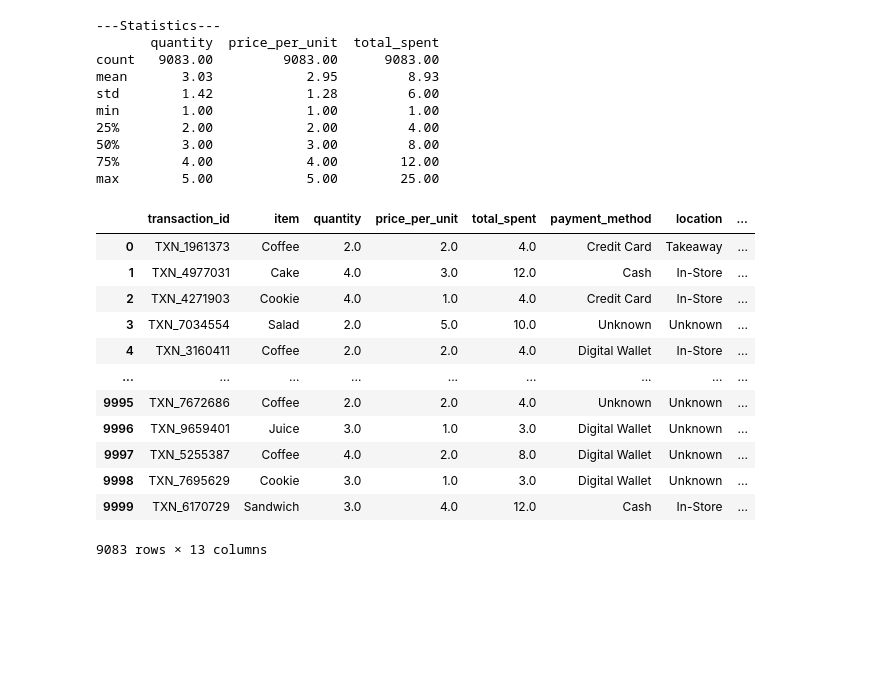
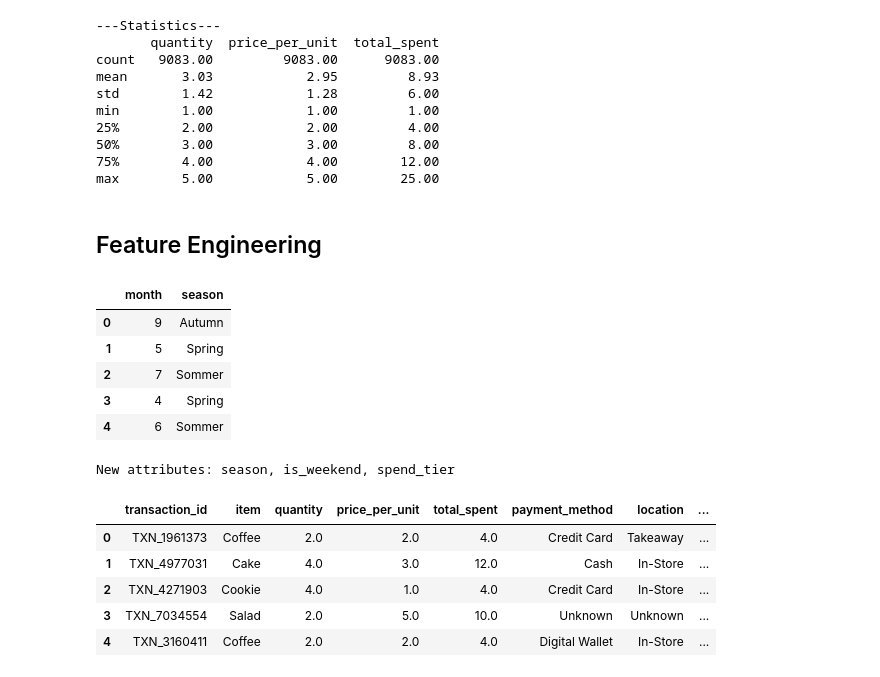
Before and after one commit to Olga-Lyt/Analysis_Cafe_Sales, a Jupyter notebook: EDA_cafe_sales.ipynb, the cells around one changed output. Cells and saved outputs as stored; diff of their text form; code cells hidden in the pictures; blank space fills up the shorter version.

```diff
--- a/EDA_cafe_sales.ipynb
+++ b/EDA_cafe_sales.ipynb
@@ -601,19 +601,47 @@ min        1.00            1.00         1.00
 50%        3.00            3.00         8.00
 75%        4.00            4.00        12.00
 max        5.00            5.00        25.00
+# %% [markdown]
+## Feature Engineering
+# %%
+# Досліджуємо сезонність
+season_map = {
+    12: 'Winter', 1: 'Winter', 2: 'Winter',
+    3: 'Spring', 4: 'Spring', 5: 'Spring',
+    6: 'Sommer', 7: 'Sommer', 8: 'Sommer',
+    9: 'Autumn', 10: 'Autumn', 11: 'Autumn'
+}
+df['season'] = df['month'].map(season_map)
+
+df[['month', 'season']].head()
+# %% [output]
+|  | month | season |
+| 0 | 9 | Autumn |
+| 1 | 5 | Spring |
+| 2 | 7 | Sommer |
+| 3 | 4 | Spring |
+| 4 | 6 | Sommer |
+# %%
+# перевірка який день тижня вихідний
+df['is_weekend'] = df['weekday'].isin(['Saturday', 'Sunday'])
+# %%
+# Check amount category
+# Дослідження розміру покупки за категорією
+df['spend_tier'] = pd.cut(
+    df['total_spent'],
+    bins=[0, 5, 10, 20, 1000],
+    labels=['Low', 'Medium', 'High', 'Premium']
+)
+# %%
+print("New attributes: season, is_weekend, spend_tier")
+# %% [output]
+New attributes: season, is_weekend, spend_tier
 # %%
-df
+df.head()
 # %% [output]
 |  | transaction_id | item | quantity | price_per_unit | total_spent | payment_method | location | ... |
 | 0 | TXN_1961373 | Coffee | 2.0 | 2.0 | 4.0 | Credit Card | Takeaway | ... |
 | 1 | TXN_4977031 | Cake | 4.0 | 3.0 | 12.0 | Cash | In-Store | ... |
 | 2 | TXN_4271903 | Cookie | 4.0 | 1.0 | 4.0 | Credit Card | In-Store | ... |
 | 3 | TXN_7034554 | Salad | 2.0 | 5.0 | 10.0 | Unknown | Unknown | ... |
 | 4 | TXN_3160411 | Coffee | 2.0 | 2.0 | 4.0 | Digital Wallet | In-Store | ... |
-| ... | ... | ... | ... | ... | ... | ... | ... | ... |
-| 9995 | TXN_7672686 | Coffee | 2.0 | 2.0 | 4.0 | Unknown | Unknown | ... |
-| 9996 | TXN_9659401 | Juice | 3.0 | 1.0 | 3.0 | Digital Wallet | Unknown | ... |
-| 9997 | TXN_5255387 | Coffee | 4.0 | 2.0 | 8.0 | Digital Wallet | Unknown | ... |
-| 9998 | TXN_7695629 | Cookie | 3.0 | 1.0 | 3.0 | Digital Wallet | Unknown | ... |
-| 9999 | TXN_6170729 | Sandwich | 3.0 | 4.0 | 12.0 | Cash | In-Store | ... |
-9083 rows × 13 columns
```
Also changed, not shown: parts of 2 cells of this notebook.
